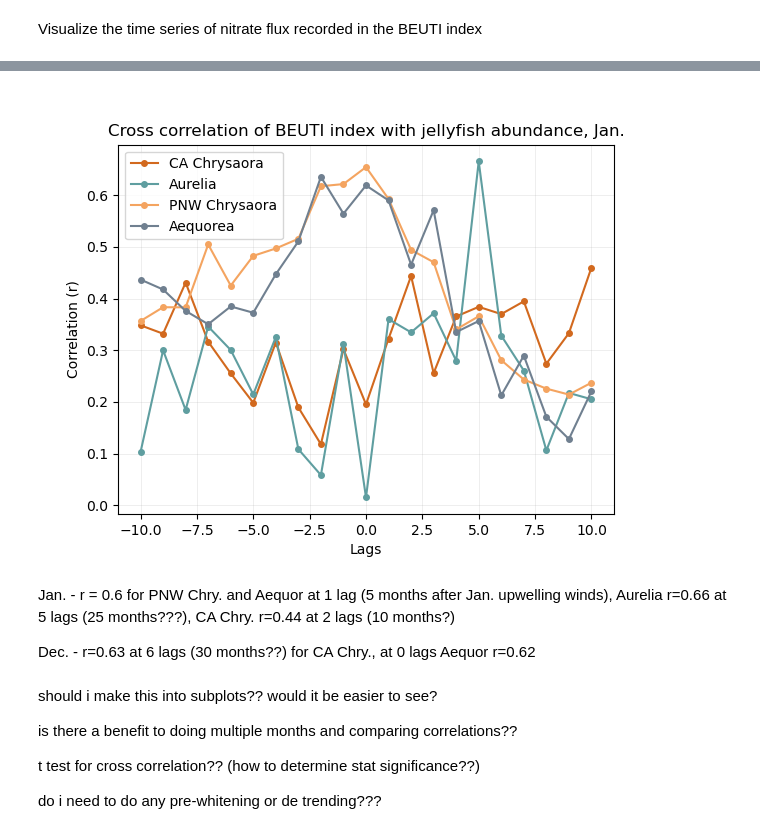
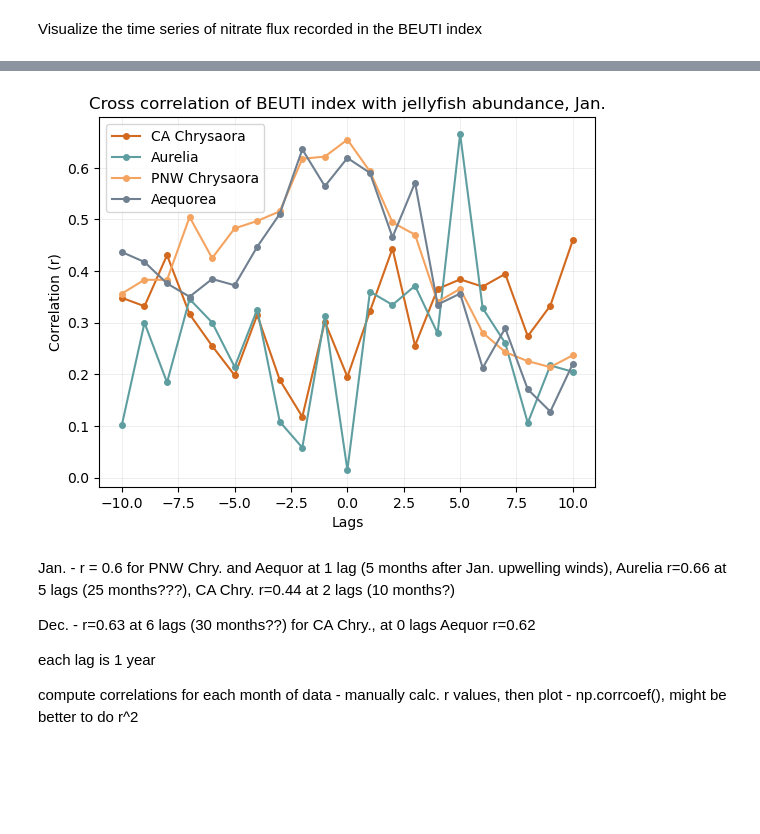
Before and after one commit to sjoh18/MS263-Final-Project, a Jupyter notebook: FinalProject.ipynb, the cells around one changed output, grey strips where cells are left out. Cells and saved outputs as stored; diff of their text form; code cells hidden in the pictures; blank space fills up the shorter version.

```diff
--- a/FinalProject.ipynb
+++ b/FinalProject.ipynb
@@ -344,32 +447,13 @@ aurelia_abundance = aurelia['abundance']
 chrysaora_pnw_abundance = chrysaora_pnw['abundance']
 aequorea_abundance = aequorea['abundance']
 # %%
-plt.figure()
-plt.xcorr(beuti_jan_ca, chrysaora_ca_abundance, usevlines=False, linestyle='-',
-         markersize=4, color='chocolate', label='CA Chrysaora')
-plt.xcorr(beuti_jan_ca, aurelia_abundance, usevlines=False, linestyle='-',
-         markersize=4, color='cadetblue', label='Aurelia')
-plt.xcorr(beuti_jan_pnw, chrysaora_pnw_abundance, usevlines=False, linestyle='-',
-         markersize=4, color='sandybrown', label='PNW Chrysaora')
-plt.xcorr(beuti_jan_pnw, aequorea_abundance, usevlines=False, linestyle='-',
-         markersize=4, color='slategray', label='Aequorea')
-plt.title('Cross correlation of BEUTI index with jellyfish abundance, Jan.')
-plt.xlabel('Lags')
-plt.ylabel('Correlation (r)')
-plt.legend(loc='best')
-plt.grid(linewidth=0.5, alpha=0.3)
-plt.show()
 # %% [output]
-[figure, old version]
+[figure, new version]
 # %% [markdown]
 Jan. - r = 0.6 for PNW Chry. and Aequor at 1 lag (5 months after Jan. upwelling winds), Aurelia r=0.66 at 5 lags (25 months???), CA Chry. r=0.44 at 2 lags (10 months?)
 
 Dec. - r=0.63 at 6 lags (30 months??) for CA Chry., at 0 lags Aequor r=0.62
+
+each lag is 1 year
+
+compute correlations for each month of data - manually calc. r values, then plot - np.corrcoef(), might be better to do r^2
-# %% [markdown]
-should i make this into subplots?? would it be easier to see?
-
-is there a benefit to doing multiple months and comparing correlations??
-
-t test for cross correlation?? (how to determine stat significance??)
-
-do i need to do any pre-whitening or de trending???
```
Also changed, not shown: parts of 25 cells of this notebook.
